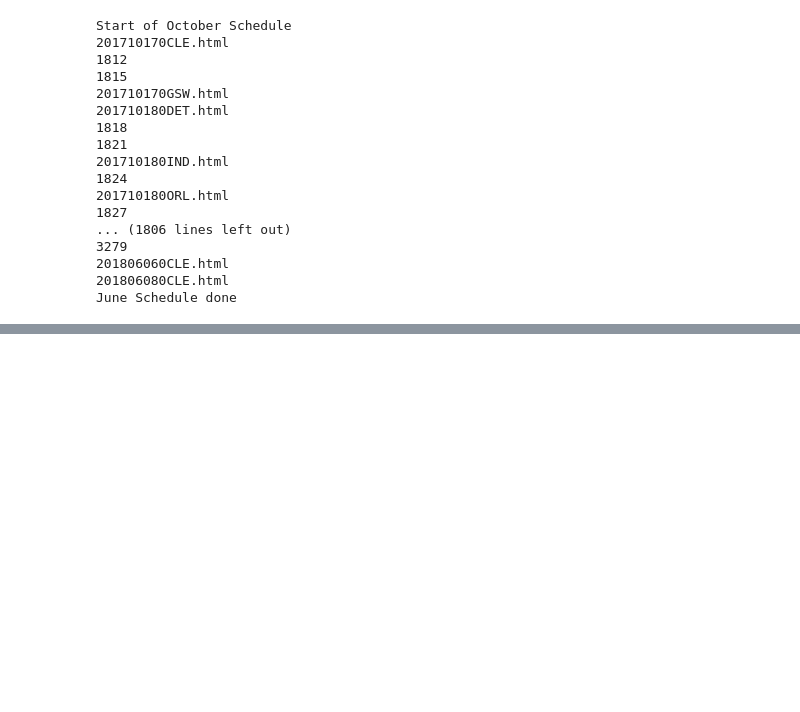
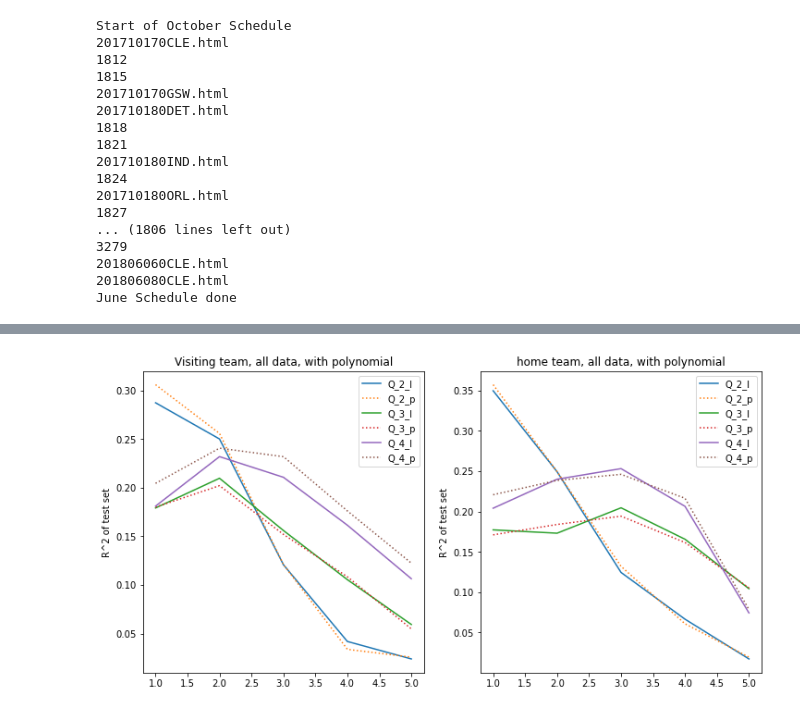
Before and after one commit to linmei99/proj2_regression, a Jupyter notebook: regression.ipynb, the cells around one changed output, grey strips where cells are left out. Cells and saved outputs as stored; diff of their text form; code cells hidden in the pictures; blank space fills up the shorter version.

```diff
--- a/regression.ipynb
+++ b/regression.ipynb
@@ -591,0 +770,10 @@ Notes:
+# %%
+#Add in game experience
+G = pd.concat([data_p.iloc[:,60:60+1+MAX_OUT],data_p.iloc[:,135:135+1+MAX_OUT]], axis=1)
+test2=np.zeros([3,MAX_OUT*2])
+test_p2=np.zeros([3,MAX_OUT*2])
+train2=np.zeros([3,MAX_OUT*2])
+lrfit2=[[],[],[]]
+smfit2=[[],[],[]]
+lr_p_fit2=[[],[],[]]
+poly_list2=[]
@@ -591,0 +838,19 @@ Notes:
+# %%
+plt.figure(figsize=([12,6]))
+plt.subplot(1,2,1)
+for i in range (2,5):
+    plt.plot(range(1,1+MAX_OUT),test2[i-2][0:MAX_OUT],label='Q_{}_l'.format(i))
+    plt.plot(range(1,1+MAX_OUT),test_p2[i-2][0:MAX_OUT],label='Q_{}_p'.format(i), linestyle=':')
+plt.ylabel('R^2 of test set')
+plt.title("Visiting team, all data, with polynomial")
+plt.legend()
+plt.subplot(1,2,2)
+for i in range (2,5):
+    plt.plot(range(1,1+MAX_OUT),test2[i-2][MAX_OUT:MAX_OUT*2],label='Q_{}_l'.format(i))
+    plt.plot(range(1,1+MAX_OUT),test_p2[i-2][MAX_OUT:MAX_OUT*2],label='Q_{}_p'.format(i), linestyle=':')
+plt.ylabel('R^2 of test set')
+plt.title("home team, all data, with polynomial")
+plt.legend()
+plt.savefig('result_f.png',dpi=150,transparent=False);
+# %% [output]
+[figure, added]
```
Also changed, not shown: parts of 106 cells of this notebook, 2 other files.
